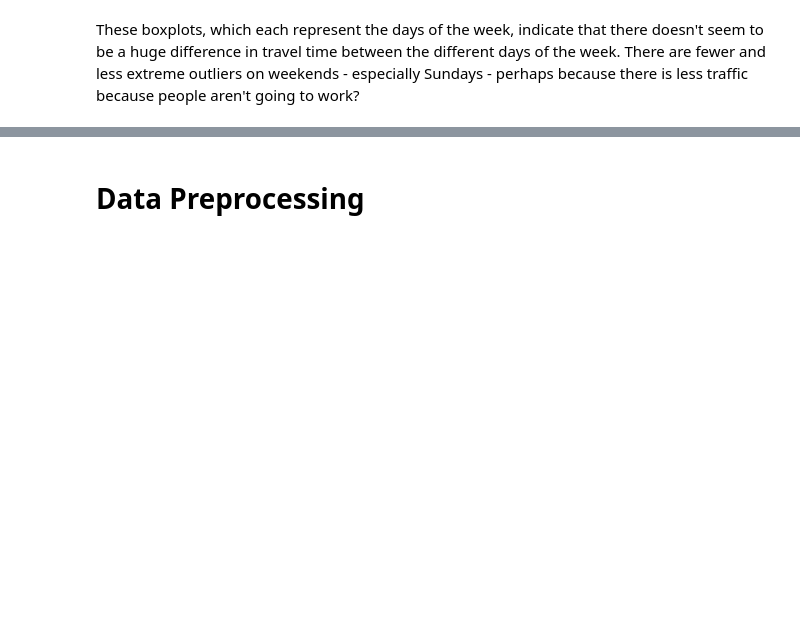
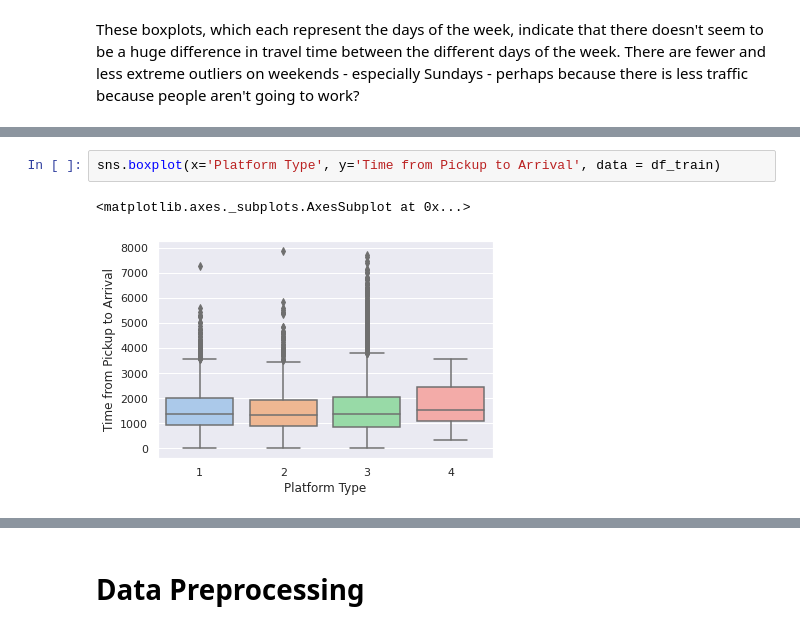
Before and after one commit to monicafar147/logistics-challenge, a Jupyter notebook: Zindi_challenge_ct_3.ipynb, the cells around one changed output, grey strips where cells are left out. Drawn from its saved outputs; the diff is of its cells as text; blank space fills up the shorter version.

```diff
--- a/Zindi_challenge_ct_3.ipynb
+++ b/Zindi_challenge_ct_3.ipynb
@@ -177,0 +188,5 @@ These boxplots, which each represent the days of the week, indicate that there d
+# %%
+sns.boxplot(x='Platform Type', y='Time from Pickup to Arrival', data = df_train)
+# %% [output]
+<matplotlib.axes._subplots.AxesSubplot at 0x...>
+[figure, added]
```
Also changed, not shown: parts of 7 cells of this notebook.
